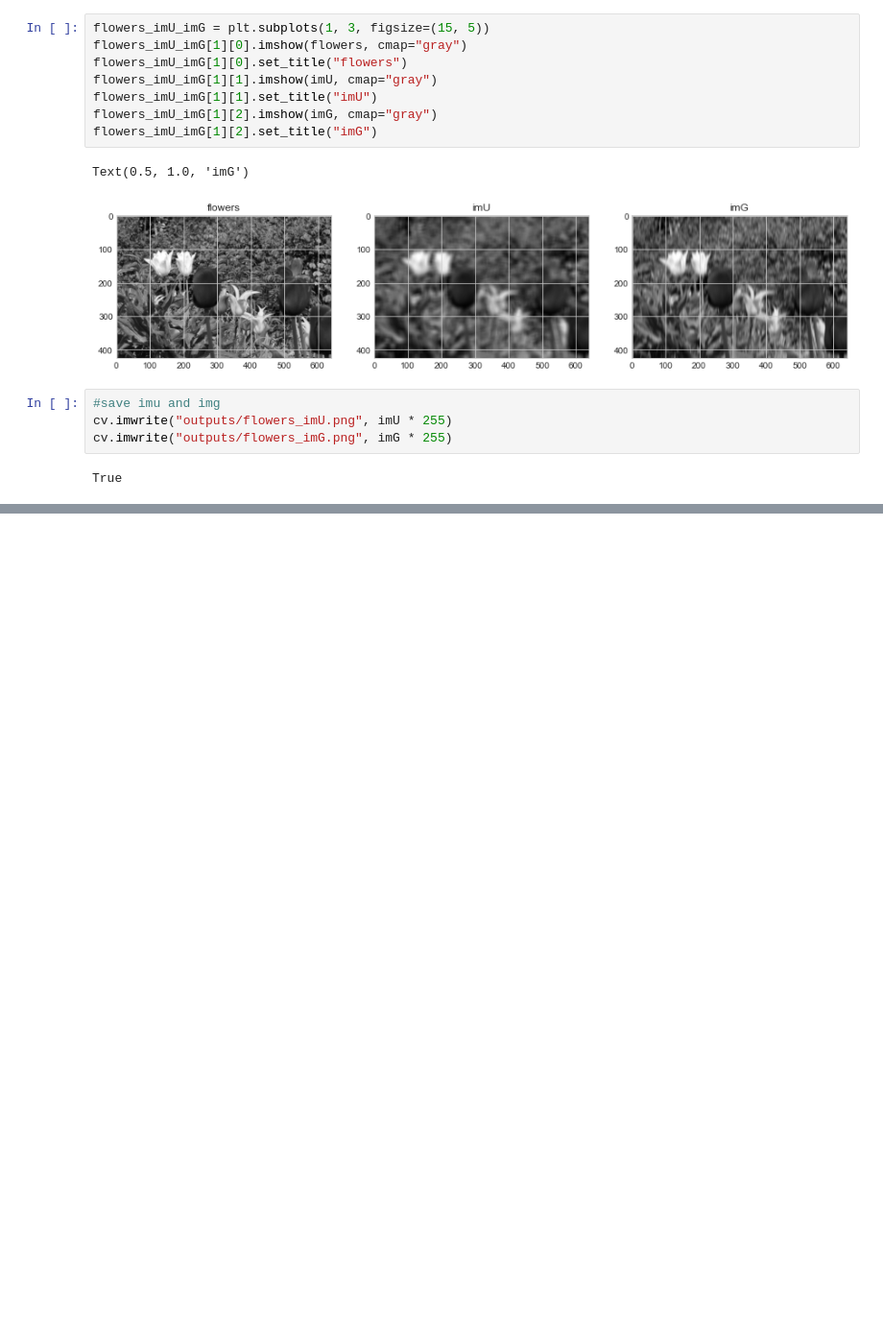
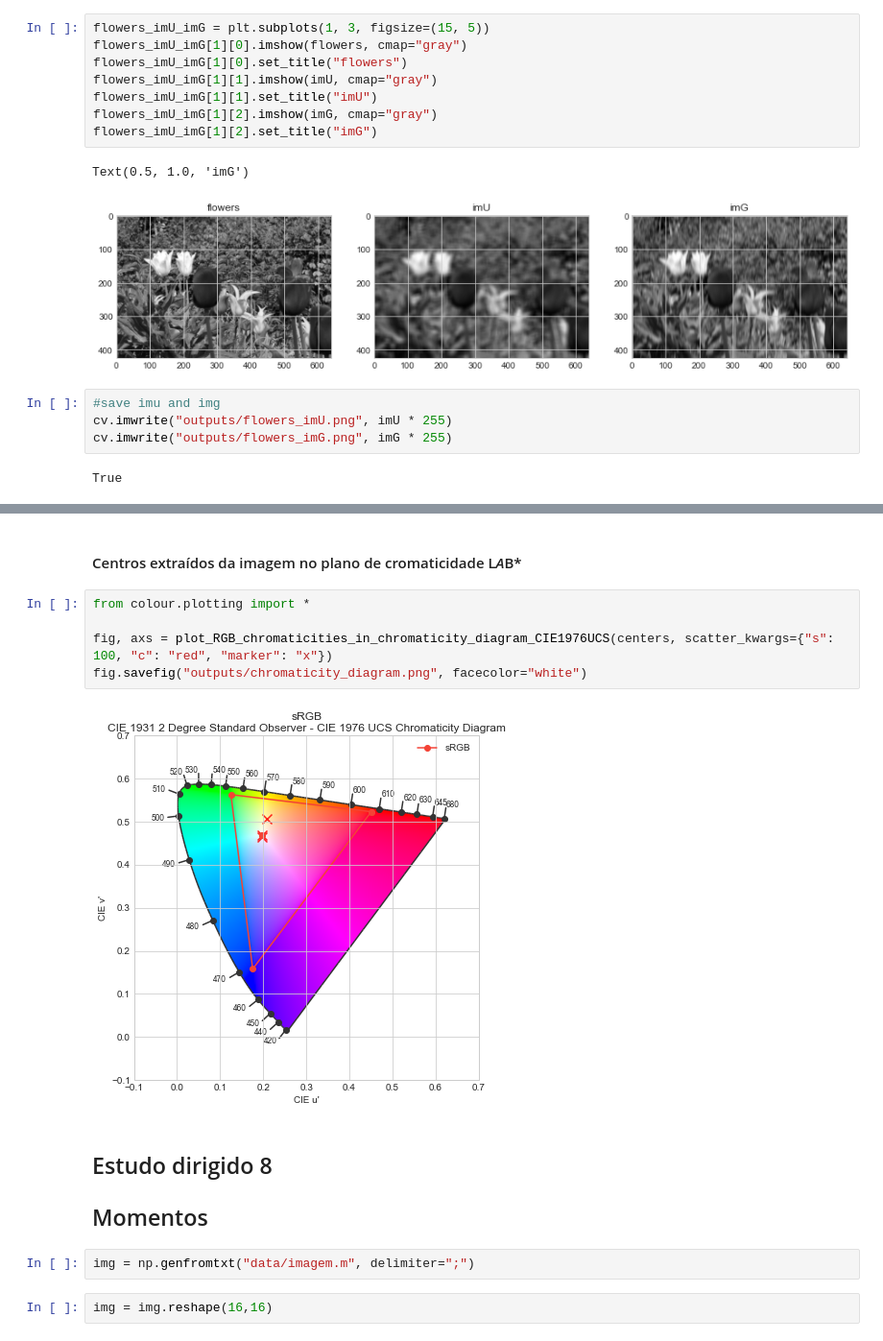
Before and after one commit to Bruno-Mascarenhas/pose-estimation, a Jupyter notebook: homework/estudos-dirigidos.ipynb, the cells around one changed output, grey strips where cells are left out. Shown at 96% size. Drawn from its saved outputs; the diff is of its cells as text; blank space fills up the shorter version.

```diff
--- a/homework/estudos-dirigidos.ipynb
+++ b/homework/estudos-dirigidos.ipynb
@@ -332,0 +379,16 @@ True
+# %% [markdown]
+#### Centros extraídos da imagem no plano de cromaticidade L*A*B*
+# %%
+from colour.plotting import *
+
+fig, axs = plot_RGB_chromaticities_in_chromaticity_diagram_CIE1976UCS(centers, scatter_kwargs={"s": 100, "c": "red", "marker": "x"})
+fig.savefig("outputs/chromaticity_diagram.png", facecolor="white")
+# %% [output]
+[figure, added]
+# %% [markdown]
+## Estudo dirigido 8
+## Momentos
+# %%
+img = np.genfromtxt("data/imagem.m", delimiter=";")
+# %%
+img = img.reshape(16,16)
```
Also changed, not shown: parts of 15 cells of this notebook, 12 other files.
